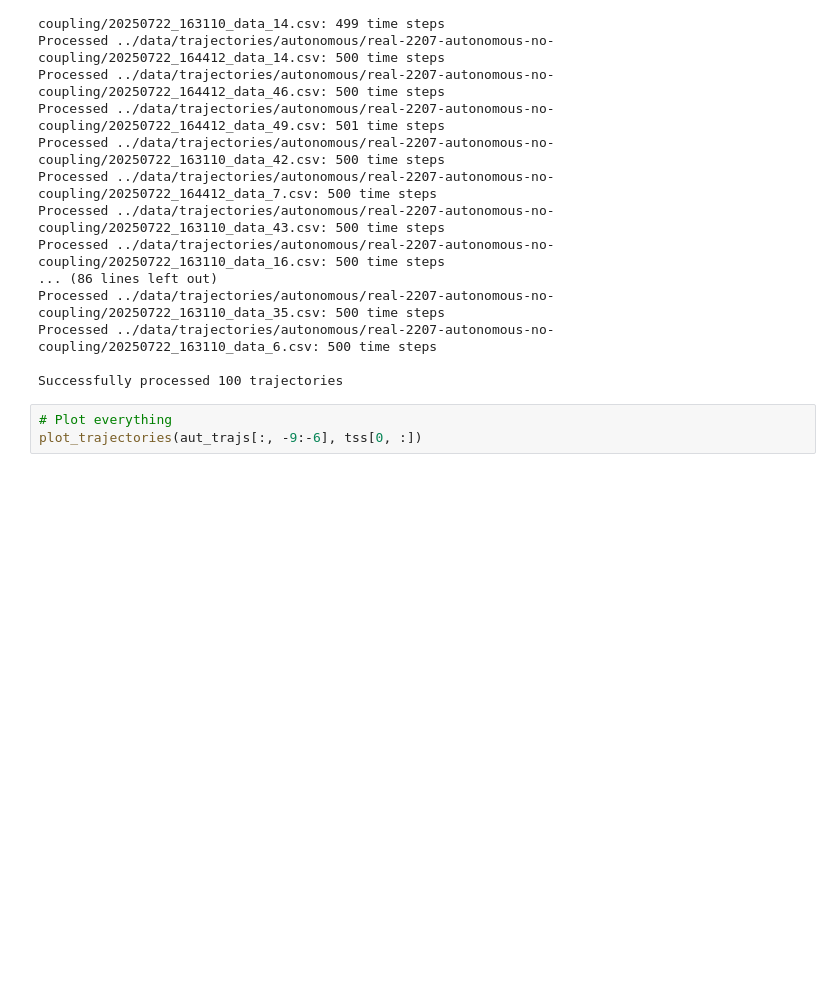
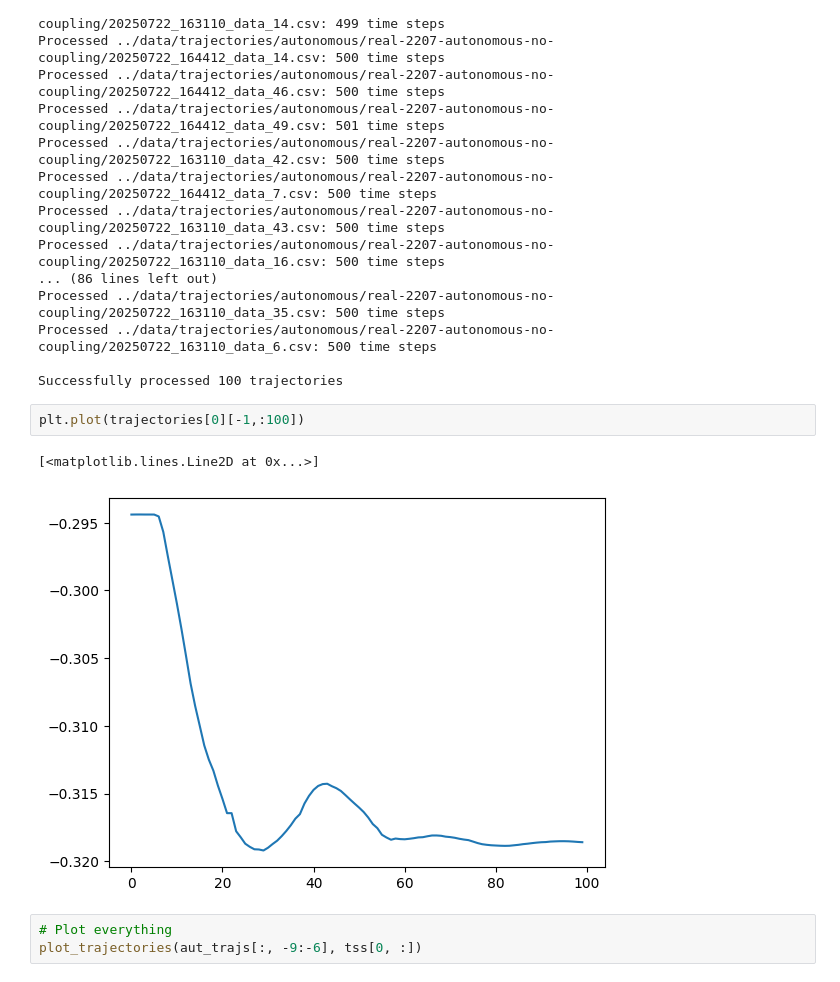
Before and after one commit to StanfordASL/trunk-stack, a Jupyter notebook: stack/main/scripts/fit_ssmr_opt.ipynb, the cells around one changed output. Cells and saved outputs as stored; diff of their text form; blank space fills up the shorter version.

```diff
--- a/stack/main/scripts/fit_ssmr_opt.ipynb
+++ b/stack/main/scripts/fit_ssmr_opt.ipynb
@@ -334,6 +325,11 @@ Processed ../data/trajectories/autonomous/real-2207-autonomous-no-coupling/20250
 Processed ../data/trajectories/autonomous/real-2207-autonomous-no-coupling/20250722_163110_data_6.csv: 500 time steps
 
 Successfully processed 100 trajectories
+# %%
+plt.plot(trajectories[0][-1,:100])
+# %% [output]
+[<matplotlib.lines.Line2D at 0x...>]
+[figure, added]
 # %%
 # Plot everything
 plot_trajectories(aut_trajs[:, -9:-6], tss[0, :])
```
Also changed, not shown: parts of 6 cells of this notebook, 2 other files.
